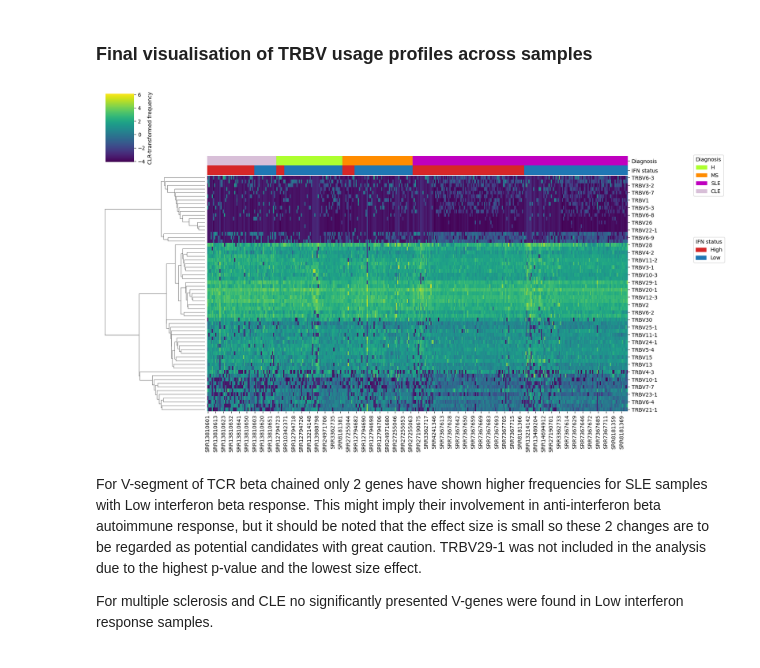
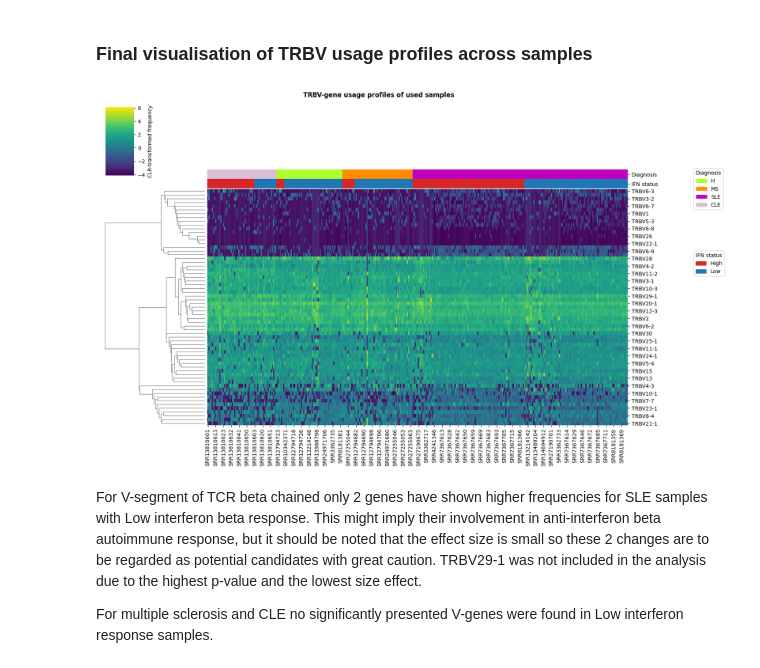
Before and after one commit to a-senkovenko/SKO-1, a Jupyter notebook: notebooks/TCR_02_beta_chain_genes_usage.ipynb, the cells around one changed output. Cells and saved outputs as stored; diff of their text form; code cells hidden in the pictures.

```diff
--- a/notebooks/TCR_02_beta_chain_genes_usage.ipynb
+++ b/notebooks/TCR_02_beta_chain_genes_usage.ipynb
@@ -244,49 +244,9 @@ High vs. Low: Mann-Whitney-Wilcoxon test two-sided, P_val:6.805e-04 U_stat=3.334
 # %% [markdown]
 ### Final visualisation of TRBV usage profiles across samples
-# %%
-diagnosis_palette = {'H': 'greenyellow', 'MS': 'darkorange', 'SLE': 'm', 'CLE': 'thistle'}
-ifn_palette = {"High": "#d62728", "Low": "#1f77b4"}
-
-col_order = clr_V_df.sort_values(["diagnosis", "predicted_ifn_status"])["SRR"].values
-
-col_colors = pd.DataFrame({
-    "Diagnosis": clr_V_df.set_index("SRR").loc[col_order, "diagnosis"].map(diagnosis_palette),
-    "IFN status": clr_V_df.set_index("SRR").loc[col_order, "predicted_ifn_status"].map(ifn_palette)
-}, index=col_order)
-
-data_matrix = clr_V_df.set_index("SRR")[v_gene_cols].T[col_order]
-
-g = sns.clustermap(
-    data=data_matrix,
-    col_colors=col_colors,
-    col_cluster=False,
-    row_cluster=True,
-    cmap="viridis",
-    figsize=(15, 10),
-    cbar_kws={"label": "CLR-transformed frequency"}
-)
-
-diag_patches = [mpatches.Patch(color=c, label=l) for l, c in diagnosis_palette.items()]
-ifn_patches = [mpatches.Patch(color=c, label=l) for l, c in ifn_palette.items()]
-
-leg1 = g.ax_heatmap.legend(
-    handles=diag_patches, title="Diagnosis",
-    loc="upper left", bbox_to_anchor=(1.15, 1.1),
-    frameon=True
-)
-g.ax_heatmap.add_artist(leg1)
-
-g.ax_heatmap.legend(
-    handles=ifn_patches, title="IFN status",
-    loc="upper left", bbox_to_anchor=(1.15, 0.75),
-    frameon=True
-)
-
-g.ax_heatmap.set_xlabel("")
-g.ax_heatmap.set_ylabel("")
-plt.show()
-# %% [output]
-[figure, removed]
+# %%
+utils.plot_clustermap(clr_V_df, v_gene_cols, title="TRBV-gene usage profiles of used samples")
+# %% [output]
+[figure, added]
 # %% [markdown]
 For V-segment of TCR beta chained only 2 genes have shown higher frequencies for SLE samples with Low interferon beta response. This might imply their involvement in anti-interferon beta autoimmune response, but it should be noted that the effect size is small so these 2 changes are to be regarded as potential candidates with great caution. TRBV29-1 was not included in the analysis due to the highest p-value and the lowest size effect.
 
```
Also changed, not shown: parts of 8 cells of this notebook, 1 other file.
